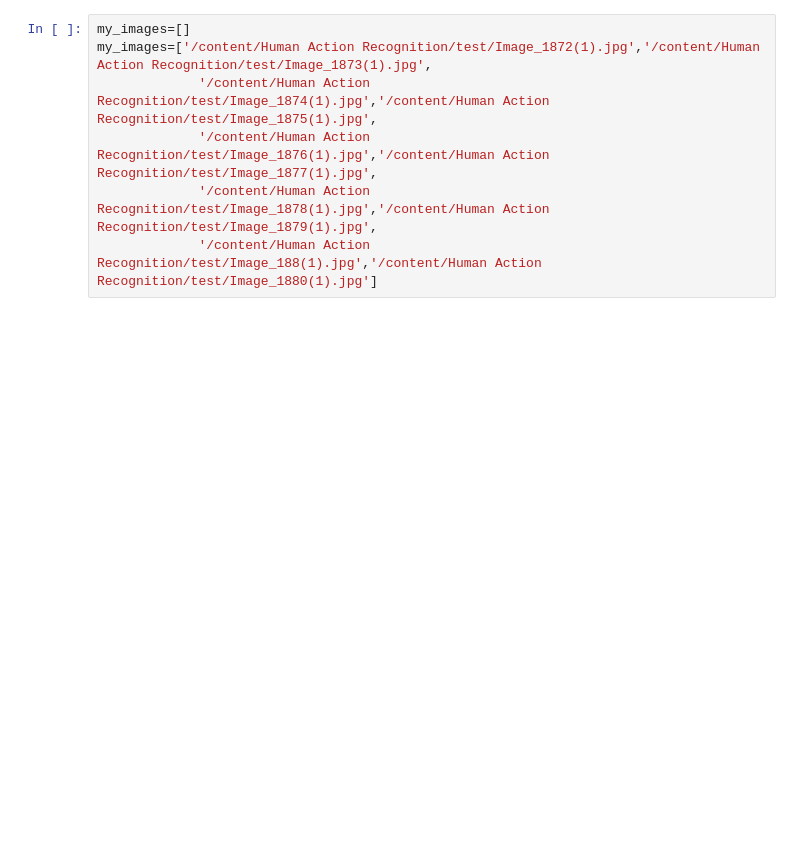
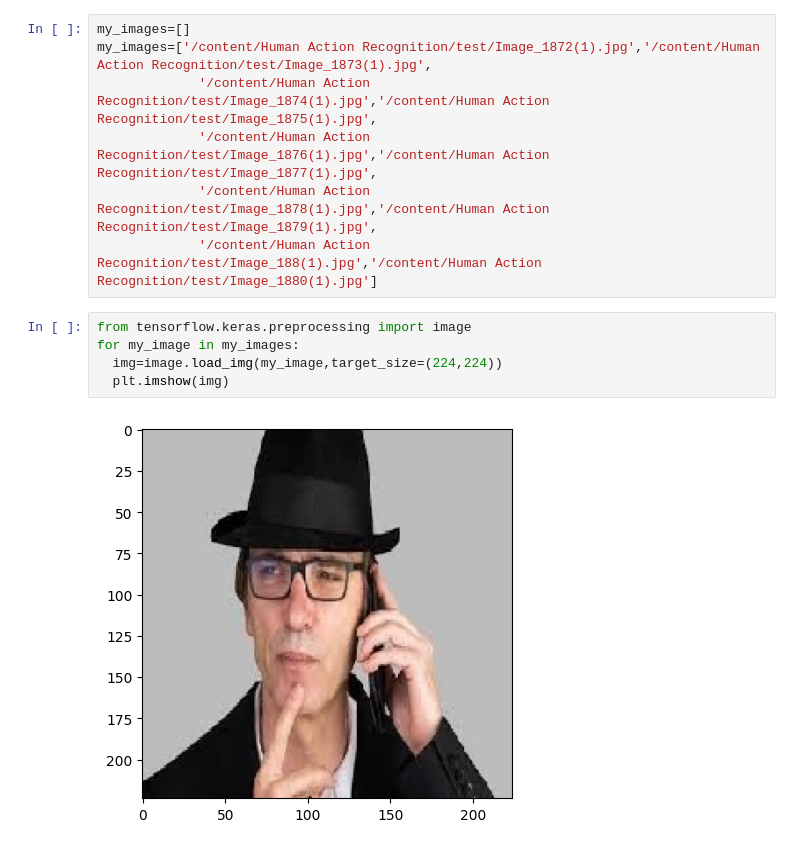
Before and after one commit to Sudhanshu-Mittal-2024/Deep_Learning_Exercises, a Jupyter notebook: Human_Action_Recognition_Exercise.ipynb, the cells around one changed output. Cells and saved outputs as stored; diff of their text form; blank space fills up the shorter version.

```diff
--- a/Human_Action_Recognition_Exercise.ipynb
+++ b/Human_Action_Recognition_Exercise.ipynb
@@ -189,6 +195,13 @@ my_images=['/content/Human Action Recognition/test/Image_1872(1).jpg','/content/
              '/content/Human Action Recognition/test/Image_1876(1).jpg','/content/Human Action Recognition/test/Image_1877(1).jpg',
              '/content/Human Action Recognition/test/Image_1878(1).jpg','/content/Human Action Recognition/test/Image_1879(1).jpg',
              '/content/Human Action Recognition/test/Image_188(1).jpg','/content/Human Action Recognition/test/Image_1880(1).jpg']
+# %%
+from tensorflow.keras.preprocessing import image
+for my_image in my_images:
+  img=image.load_img(my_image,target_size=(224,224))
+  plt.imshow(img)
+# %% [output]
+[figure, added]
 # %%
 for my_image in my_images:
   predict_image(my_image)
```
Also changed, not shown: parts of 4 cells of this notebook.
